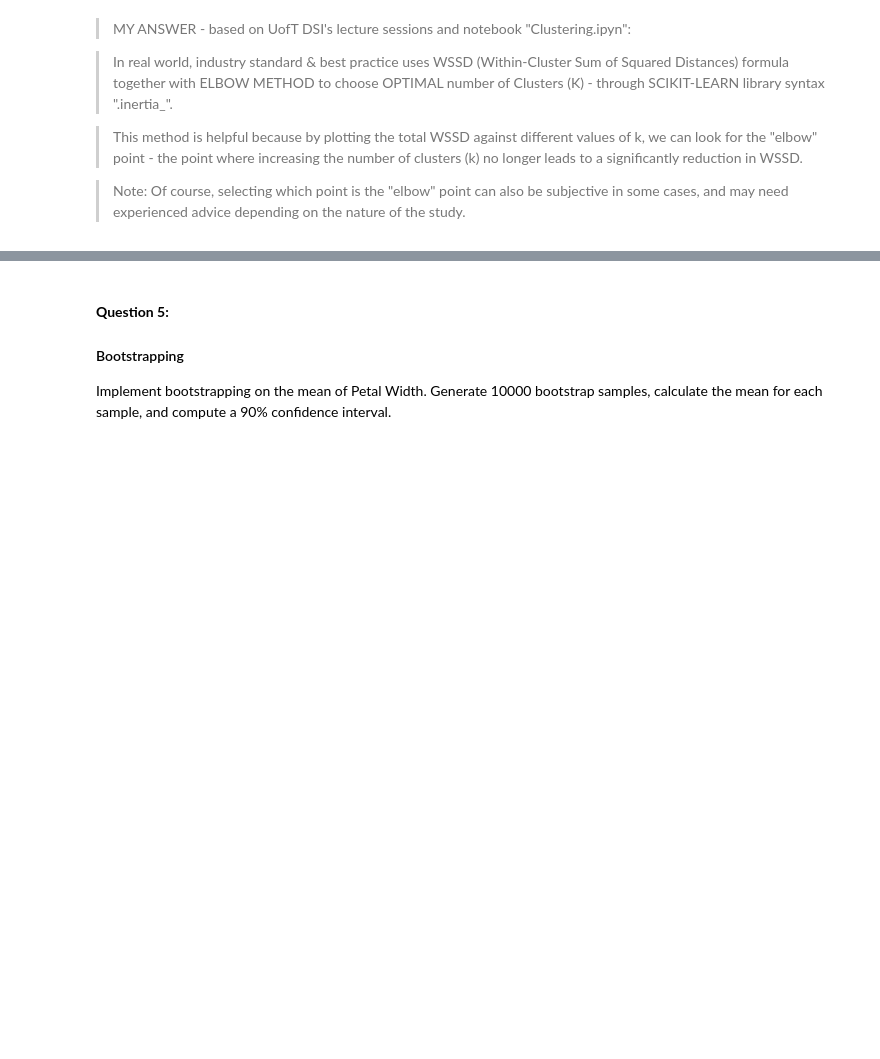
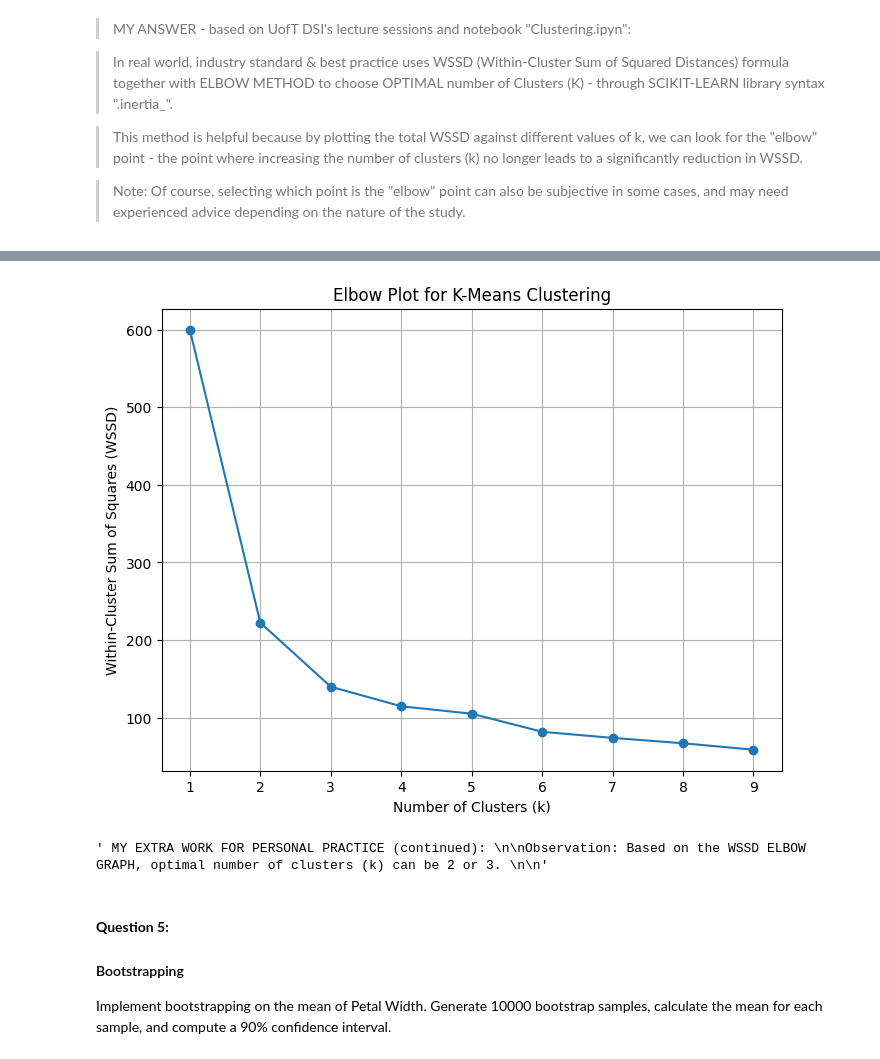
Before and after one commit to nlyca22/applying_statistical_concepts, a Jupyter notebook: 02_activities/assignments/assignment_3.ipynb, the cells around one changed output, grey strips where cells are left out. Drawn from its saved outputs; the diff is of its cells as text; code cells hidden in the pictures; blank space fills up the shorter version.

Commit message:
Added WSSD ELBOW graph & CLUSTERED BOOTS HIST.

```diff
--- a/02_activities/assignments/assignment_3.ipynb
+++ b/02_activities/assignments/assignment_3.ipynb
@@ -257,0 +266,27 @@ We chose `k=3` for the number of clusters arbitrarily. However, in a real-world
+# %%
+''' MY EXTRA WORK FOR PERSONAL PRACTICE: '''
+
+# Utilising the WSSD code (given in notebook "Clustering.ipynb") for the Iris dataset:
+
+# Initialize an empty list to store the WSSD values
+wssd_list = []
+
+# Loop through values of k from 1 to 10 (feel free to adjust this range).
+for k in range(1, 10):
+
+    # Perform K-means clustering
+    elbow_kmeans = KMeans(n_clusters=k, random_state=12345)
+    elbow_kmeans.fit(scaled_iris_df)
+
+
+    # Append the WSSD (inertia) to the wssd_list
+    wssd_list.append(elbow_kmeans.inertia_)
+
+# Create a DataFrame
+iris_clust_ks = pd.DataFrame({
+    "k": range(1, 10),  # List of k values
+    "wssd": wssd_list  # List of WSSD values from the loop
+})
+
+# Display the DataFrame
+iris_clust_ks
@@ -258,3 +304,25 @@ We chose `k=3` for the number of clusters arbitrarily. However, in a real-world
+# %%
+''' MY EXTRA WORK FOR PERSONAL PRACTICE (continued): '''
+
+#  Create the elbow plot
+plt.figure(figsize=(8, 6))
+plt.plot(iris_clust_ks['k'], iris_clust_ks['wssd'], marker='o')
+plt.xlabel('Number of Clusters (k)')
+plt.ylabel('Within-Cluster Sum of Squares (WSSD)')
+plt.title('Elbow Plot for K-Means Clustering')
+plt.xticks(iris_clust_ks['k'])  # Optional: to ensure all k values are shown on the x-axis
+plt.grid(True)
+plt.show()
+# %% [output]
+[figure, added]
+# %%
+''' MY EXTRA WORK FOR PERSONAL PRACTICE (continued):
+
+Observation: Based on the WSSD ELBOW GRAPH, optimal number of clusters (k) can be 2 or 3.
+
+'''
+# %% [output]
+' MY EXTRA WORK FOR PERSONAL PRACTICE (continued): \n\nObservation: Based on the WSSD ELBOW GRAPH, optimal number of clusters (k) can be 2 or 3. \n\n'
 # %% [markdown]
 #### **Question 5:**
 #### Bootstrapping
```
Also changed, not shown: parts of 9 cells of this notebook.
